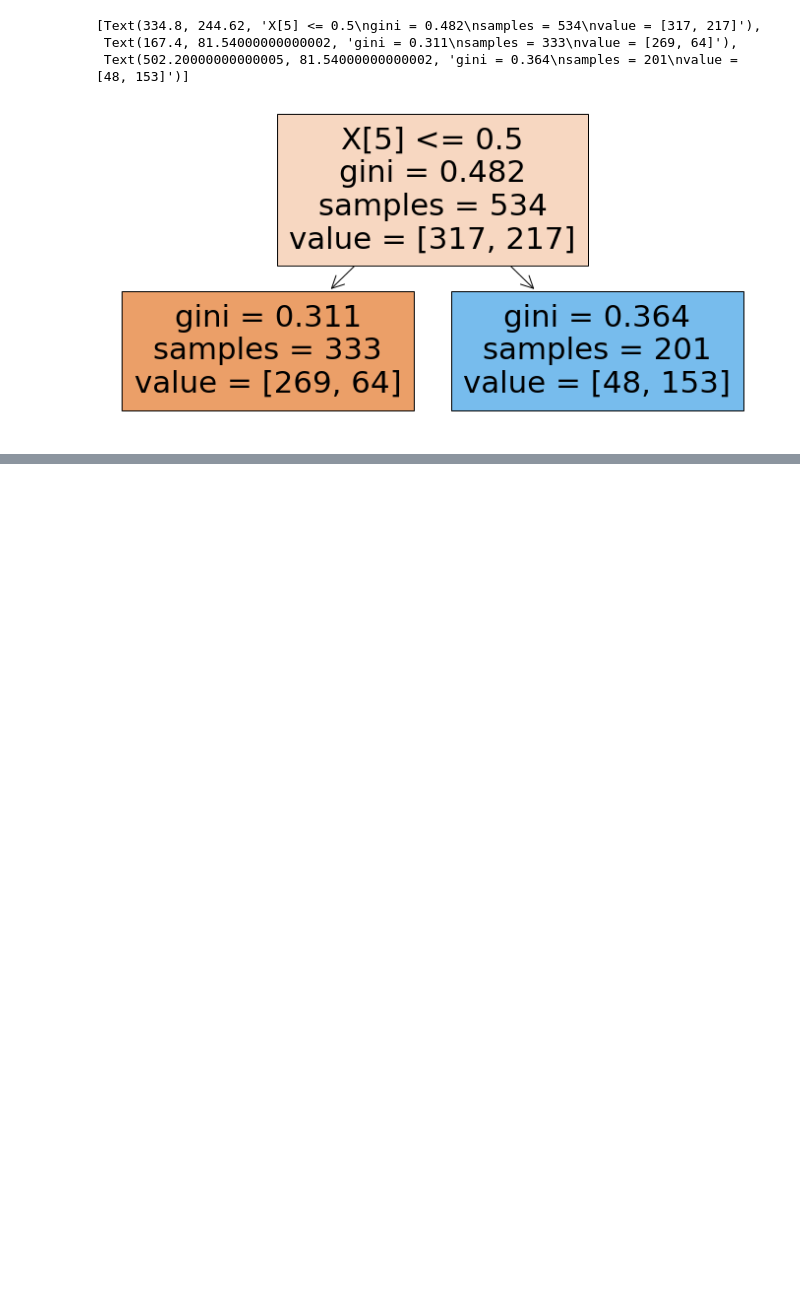
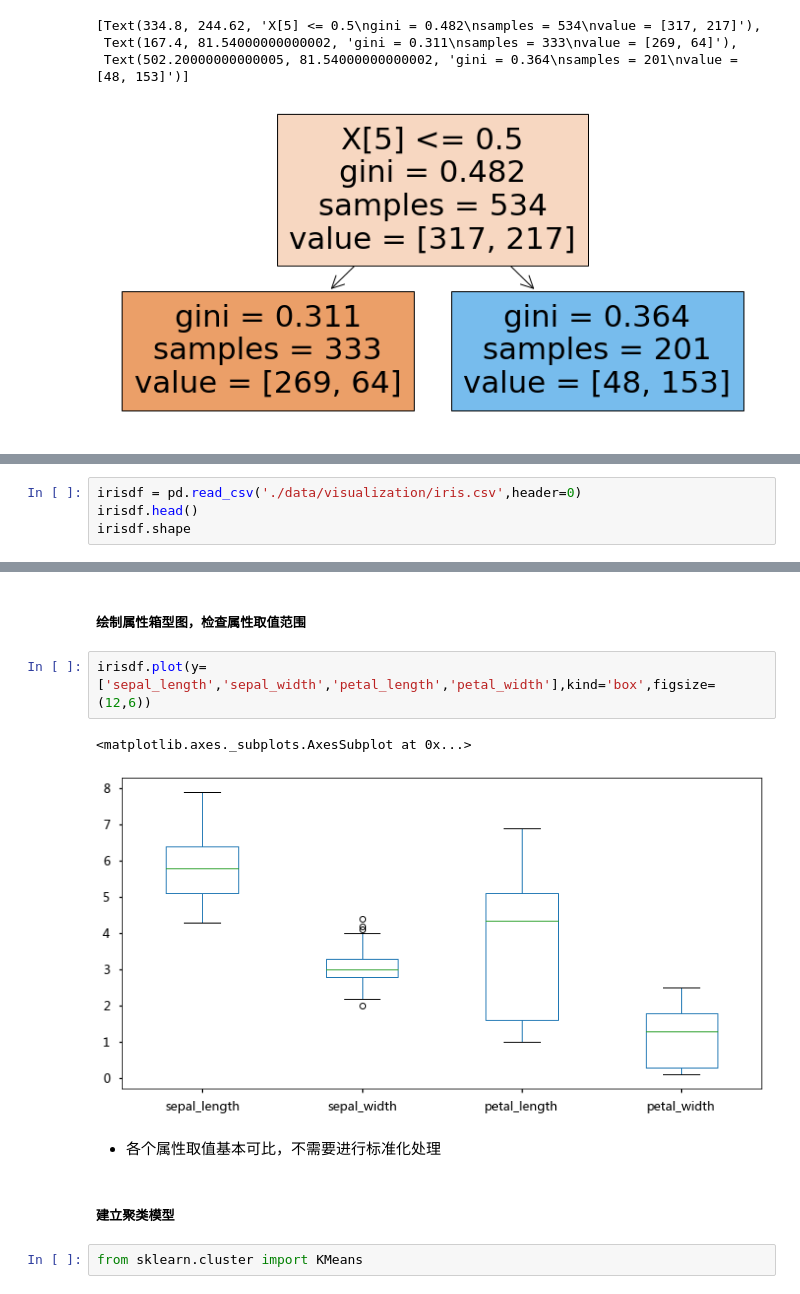
Before and after one commit to christinemu/quant-trading, a Jupyter notebook: TradingModels-DataMining.ipynb, the cells around one changed output, grey strips where cells are left out. Saved outputs shown, nothing was run; the diff lists cells and outputs as text; blank space fills up the shorter version.

```diff
--- a/TradingModels-DataMining.ipynb
+++ b/TradingModels-DataMining.ipynb
@@ -1108,0 +1519,4 @@ tree.plot_tree(dts[46],filled=True)
+# %%
+irisdf = pd.read_csv('./data/visualization/iris.csv',header=0)
+irisdf.head()
+irisdf.shape
@@ -1108,0 +1531,13 @@ tree.plot_tree(dts[46],filled=True)
+# %% [markdown]
+##### 绘制属性箱型图，检查属性取值范围
+# %%
+irisdf.plot(y=['sepal_length','sepal_width','petal_length','petal_width'],kind='box',figsize=(12,6))
+# %% [output]
+<matplotlib.axes._subplots.AxesSubplot at 0x...>
+[figure, added]
+# %% [markdown]
+- 各个属性取值基本可比，不需要进行标准化处理
+# %% [markdown]
+##### 建立聚类模型
+# %%
+from sklearn.cluster import KMeans
```
Also changed, not shown: parts of 124 cells of this notebook, 1 other file.
